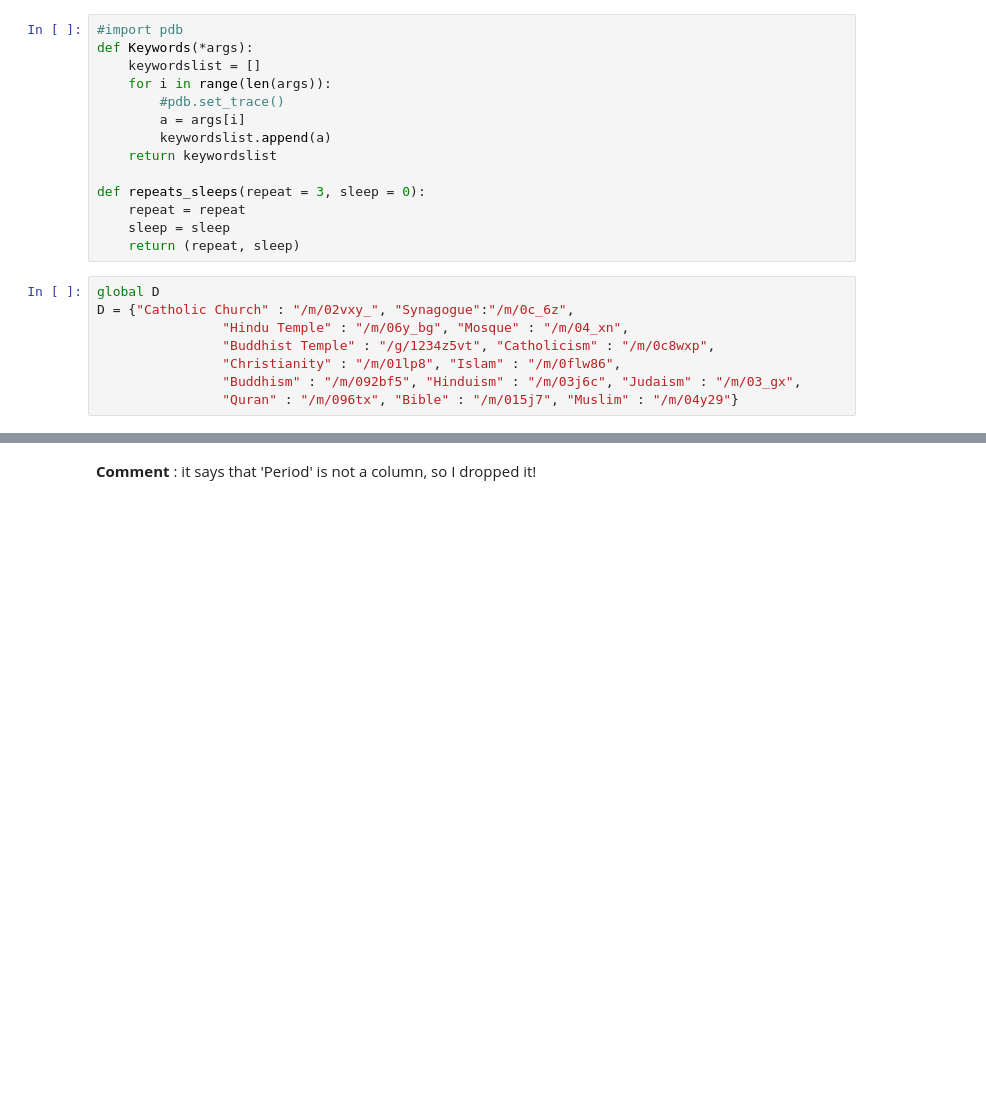
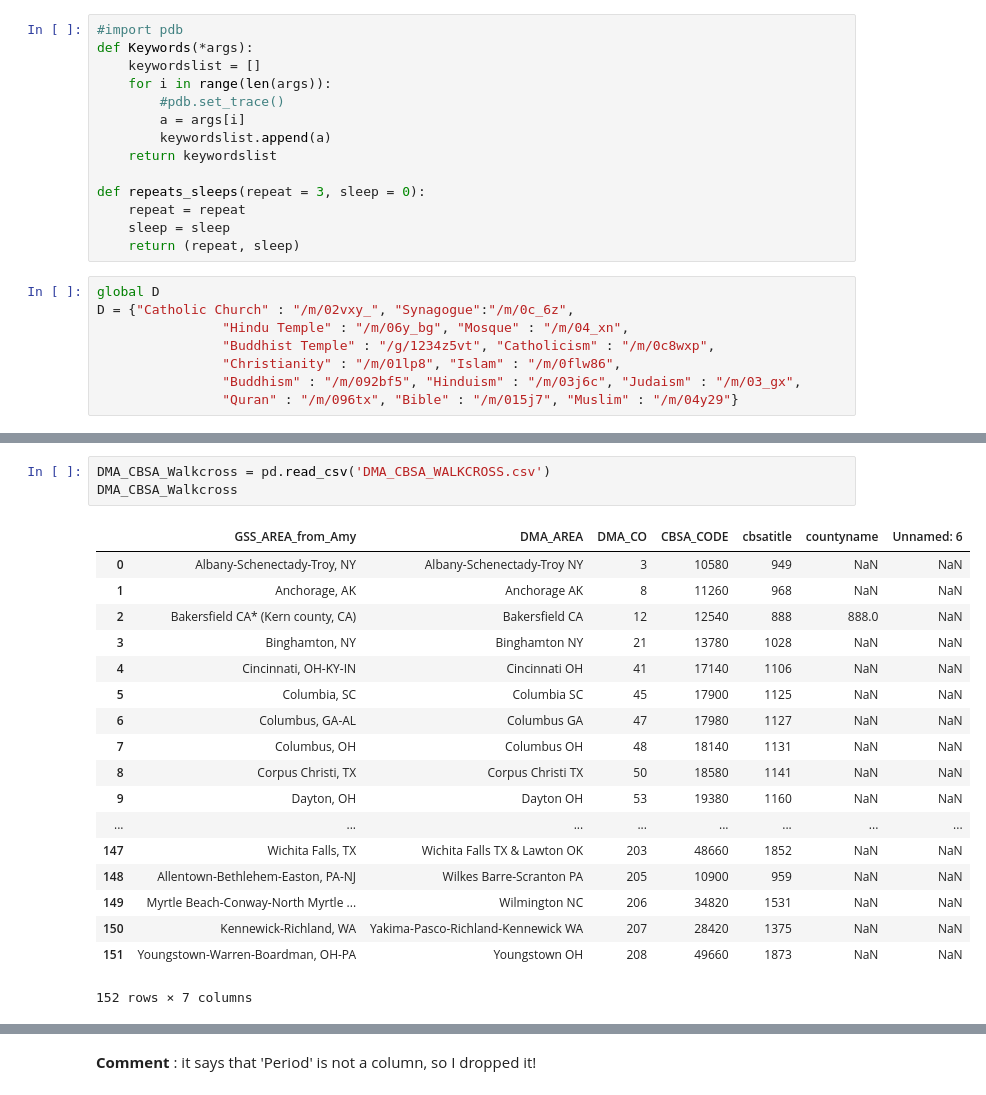
Before and after one commit to toseanliu/Google-Trend, a Jupyter notebook: DS-GA-Final-Code-modified.ipynb, the cells around one changed output, grey strips where cells are left out. Cells and saved outputs as stored; diff of their text form; blank space fills up the shorter version.

```diff
--- a/DS-GA-Final-Code-modified.ipynb
+++ b/DS-GA-Final-Code-modified.ipynb
@@ -479,0 +460,22 @@ NCVS_inner_join
+# %%
+DMA_CBSA_Walkcross = pd.read_csv('DMA_CBSA_WALKCROSS.csv')
+DMA_CBSA_Walkcross
+# %% [output]
+|  | GSS_AREA_from_Amy | DMA_AREA | DMA_CO | CBSA_CODE | cbsatitle | countyname | Unnamed: 6 |
+| 0 | Albany-Schenectady-Troy, NY | Albany-Schenectady-Troy NY | 3 | 10580 | 949 | NaN | NaN |
+| 1 | Anchorage, AK | Anchorage AK | 8 | 11260 | 968 | NaN | NaN |
+| 2 | Bakersfield CA* (Kern county, CA) | Bakersfield CA | 12 | 12540 | 888 | 888.0 | NaN |
+| 3 | Binghamton, NY | Binghamton NY | 21 | 13780 | 1028 | NaN | NaN |
+| 4 | Cincinnati, OH-KY-IN | Cincinnati OH | 41 | 17140 | 1106 | NaN | NaN |
+| 5 | Columbia, SC | Columbia SC | 45 | 17900 | 1125 | NaN | NaN |
+| 6 | Columbus, GA-AL | Columbus GA | 47 | 17980 | 1127 | NaN | NaN |
+| 7 | Columbus, OH | Columbus OH | 48 | 18140 | 1131 | NaN | NaN |
+| 8 | Corpus Christi, TX | Corpus Christi TX | 50 | 18580 | 1141 | NaN | NaN |
+| 9 | Dayton, OH | Dayton OH | 53 | 19380 | 1160 | NaN | NaN |
+| ... | ... | ... | ... | ... | ... | ... | ... |
+| 147 | Wichita Falls, TX | Wichita Falls TX & Lawton OK | 203 | 48660 | 1852 | NaN | NaN |
+| 148 | Allentown-Bethlehem-Easton, PA-NJ | Wilkes Barre-Scranton PA | 205 | 10900 | 959 | NaN | NaN |
+| 149 | Myrtle Beach-Conway-North Myrtle ... | Wilmington NC | 206 | 34820 | 1531 | NaN | NaN |
+| 150 | Kennewick-Richland, WA | Yakima-Pasco-Richland-Kennewick WA | 207 | 28420 | 1375 | NaN | NaN |
+| 151 | Youngstown-Warren-Boardman, OH-PA | Youngstown OH | 208 | 49660 | 1873 | NaN | NaN |
+152 rows × 7 columns
```
Also changed, not shown: parts of 57 cells of this notebook, 21 other files.
